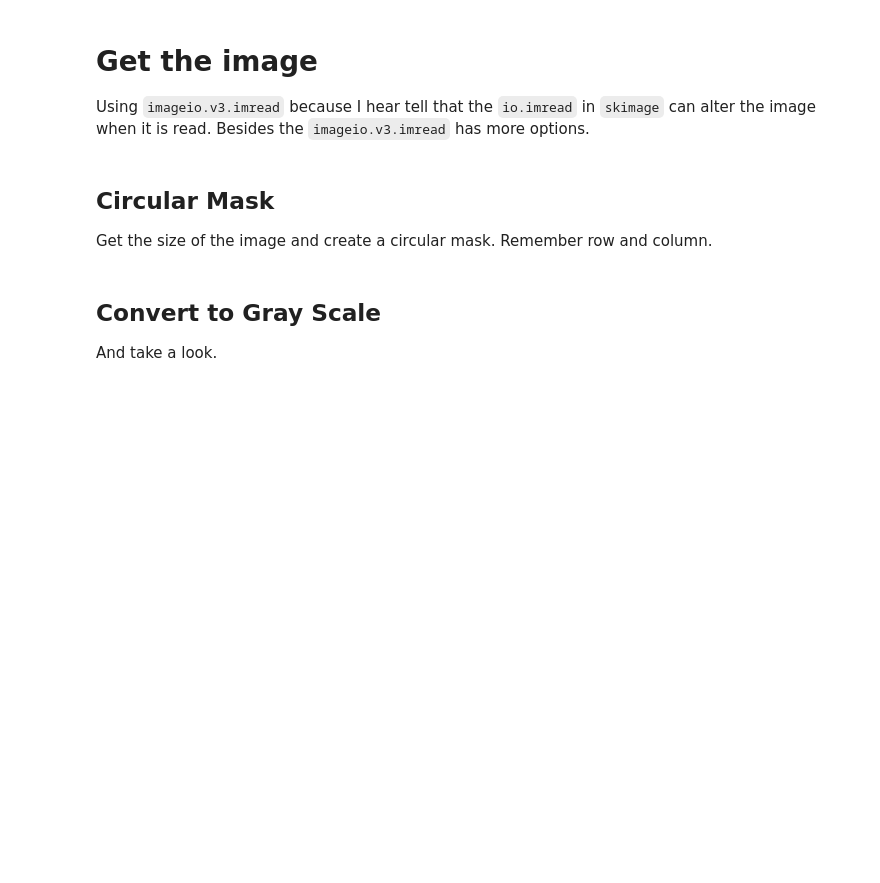
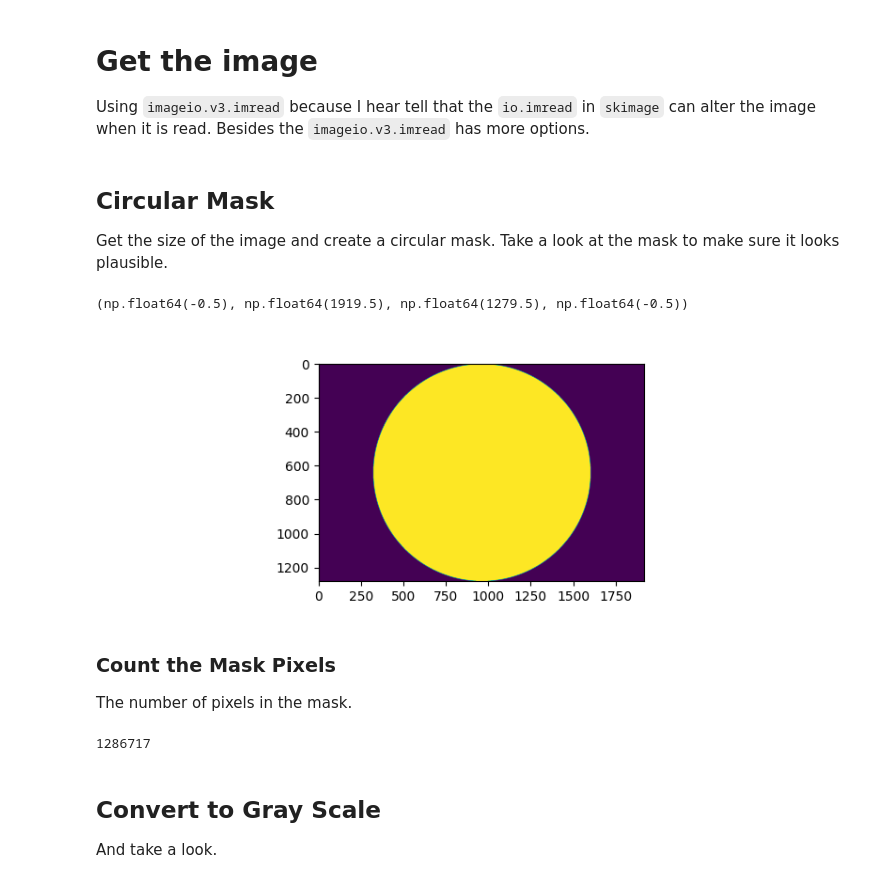
Before and after one commit to joejcollins/atlanta-shore, a Jupyter notebook: notebooks/canopy_cover.ipynb, the cells around one changed output. Saved outputs shown, nothing was run; the diff lists cells and outputs as text; code cells hidden in the pictures; blank space fills up the shorter version.

```diff
--- a/notebooks/canopy_cover.ipynb
+++ b/notebooks/canopy_cover.ipynb
@@ -37,16 +37,32 @@ CANOPY_IMAGE = iio.imread(
 ## Circular Mask
 
 Get the size of the image and create a circular mask.
-Remember row and column.
+Take a look at the mask to make sure it looks plausible.
 # %%
 height, width = CANOPY_IMAGE.shape[:2]
 diameter = min(height, width)
 radius = diameter // 2
 center_y, center_x = height // 2, width // 2
 # Create a mask with a circle
 mask = numpy.zeros((height, width), dtype=bool)
 rr, cc = draw.disk((center_y, center_x), radius, shape=mask.shape)
 mask[rr, cc] = True
+
+figure, axes = pyplot.subplots(figsize=(8,3))
+axes.imshow(mask)
+axes.axis('on')
+# %% [output]
+(np.float64(-0.5), np.float64(1919.5), np.float64(1279.5), np.float64(-0.5))
+[figure, added]
+# %% [markdown]
+### Count the Mask Pixels
+
+The number of pixels in the mask.
+# %%
+mask_pixels = numpy.sum(mask)
+print(mask_pixels)
+# %% [output]
+1286717
 # %% [markdown]
 ## Convert to Gray Scale
 
```
Also changed, not shown: parts of 5 cells of this notebook.
